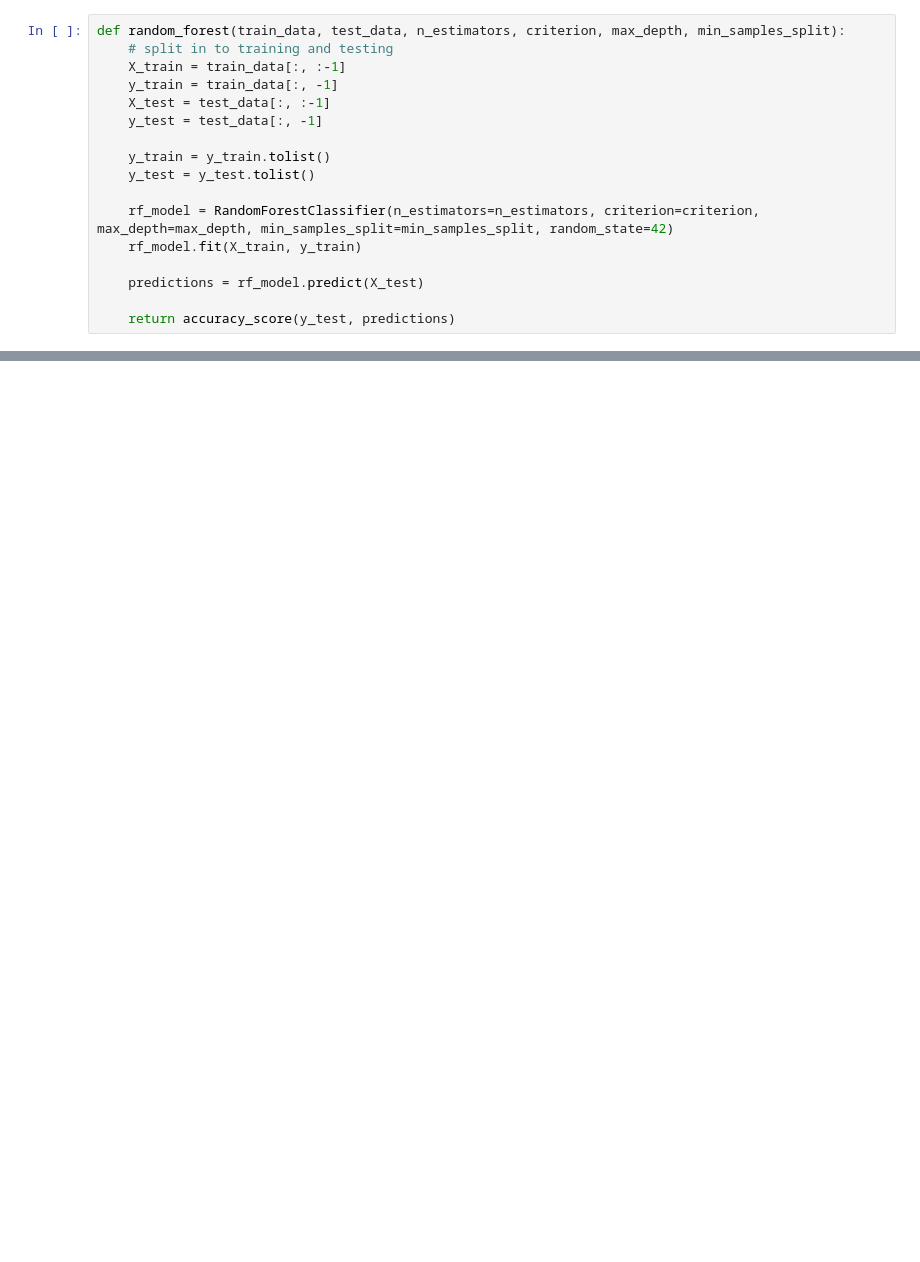
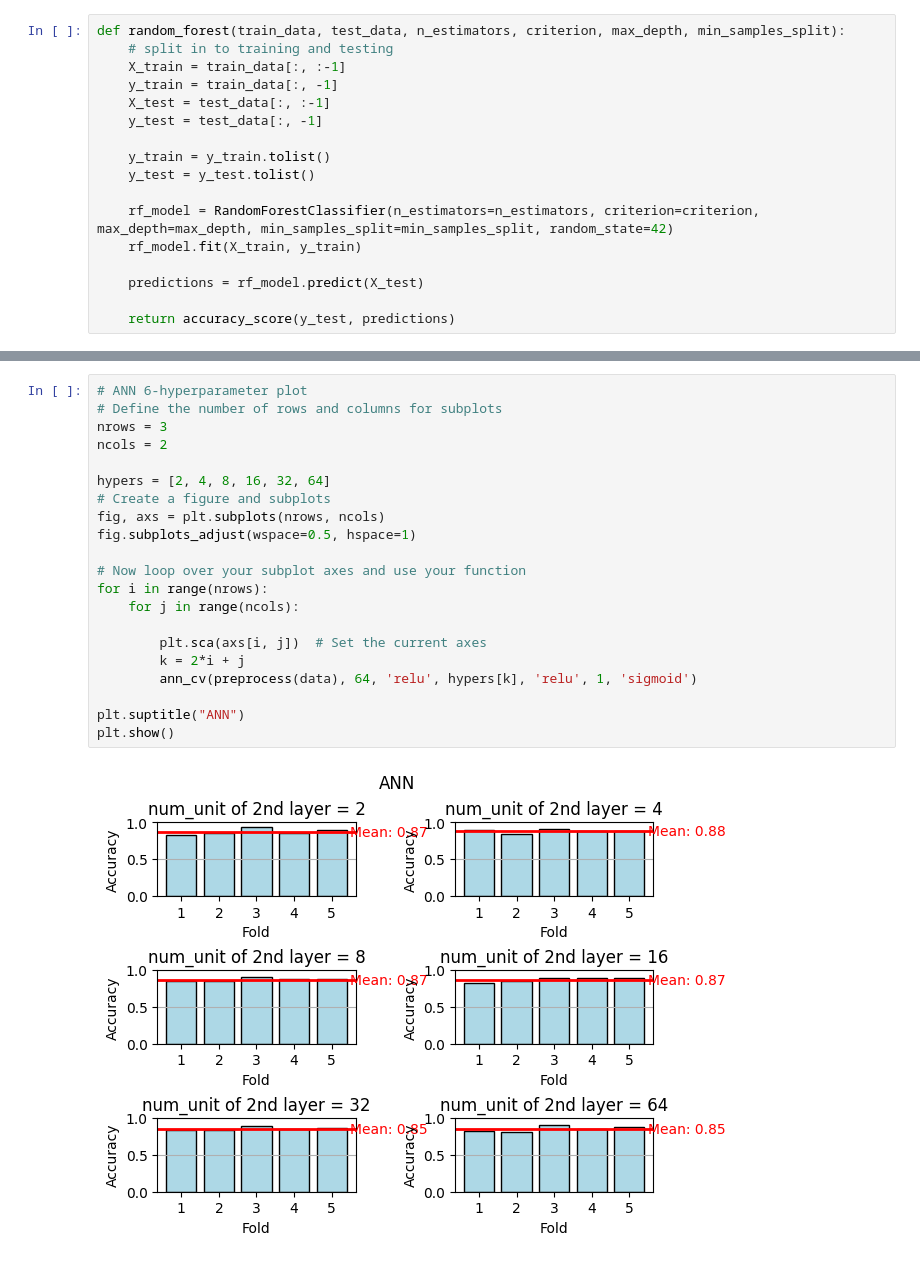
Before and after one commit to zhiting622/PA2, a Jupyter notebook: PartC.ipynb, the cells around one changed output, grey strips where cells are left out. Drawn from its saved outputs; the diff is of its cells as text; blank space fills up the shorter version.

```diff
--- a/PartC.ipynb
+++ b/PartC.ipynb
@@ -363,0 +422,23 @@ print(random_forest_cv(preprocess(data), n_estimators=100, criterion='gini', max
+# %%
+# ANN 6-hyperparameter plot
+# Define the number of rows and columns for subplots
+nrows = 3
+ncols = 2
+
+hypers = [2, 4, 8, 16, 32, 64]
+# Create a figure and subplots
+fig, axs = plt.subplots(nrows, ncols)
+fig.subplots_adjust(wspace=0.5, hspace=1)
+
+# Now loop over your subplot axes and use your function
+for i in range(nrows):
+    for j in range(ncols):
+
+        plt.sca(axs[i, j])  # Set the current axes
+        k = 2*i + j
+        ann_cv(preprocess(data), 64, 'relu', hypers[k], 'relu', 1, 'sigmoid')
+
+plt.suptitle("ANN")
+plt.show()
+# %% [output]
+[figure, added]
```
Also changed, not shown: parts of 10 cells of this notebook, 2 other files.
